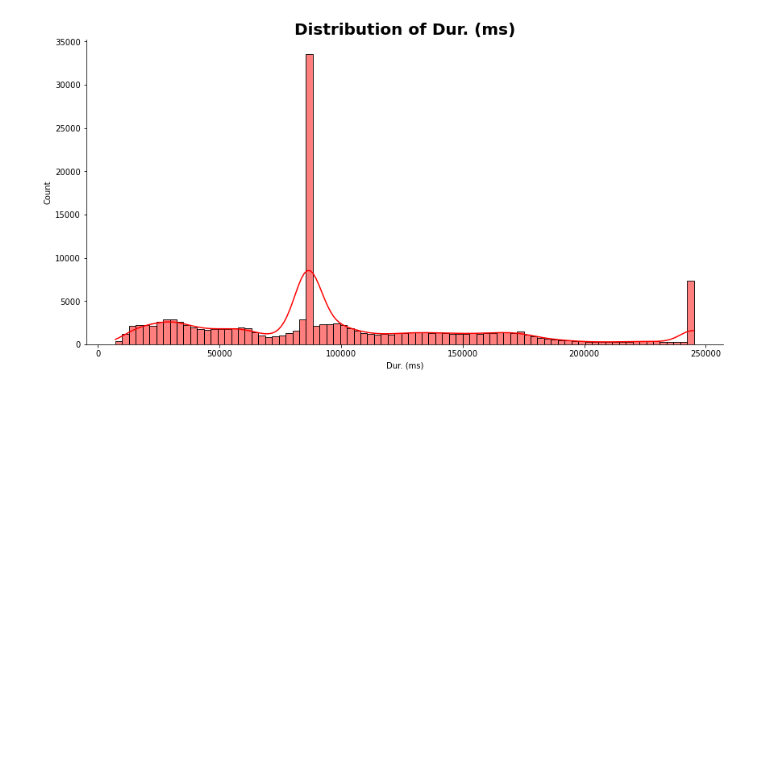
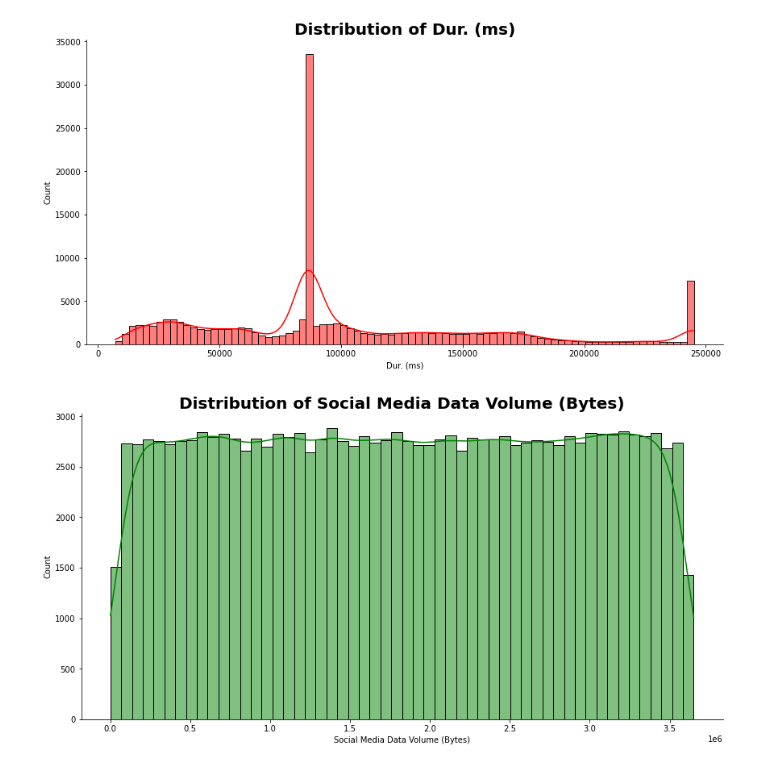
Before and after one commit to hikmab/User-Analytics-Telecomm-Industry, a Jupyter notebook: notebook/user over view analysis .ipynb, the cells around one changed output. Saved outputs shown, nothing was run; the diff lists cells and outputs as text; code cells hidden in the pictures; blank space fills up the shorter version.

Commit message:
graphical and non graphical univarite analysis and bivarite

```diff
--- a/notebook/user over view analysis .ipynb
+++ b/notebook/user over view analysis .ipynb
@@ -716,3 +716,8 @@ db.head(10)
 # %%
 #Save the data
 db.to_csv('../data/cleaned_data.csv')
+# %%
+# reading the csv file
+missing_values = ["n/a", "na", "undefined"]
+db = pd.read_csv('C:/Users/Hikma Brhan/User-Analytics-Telecomm-Industry/data/cleaned_data.csv', na_values=missing_values)
+db.head()
@@ -741,3 +754,7 @@ univariate_analysis.describe()
 plot_hist(db, 'Dur. (ms)', 'Red')
 # %% [output]
 [figure]
+# %%
+plot_hist(db, 'Social Media Data Volume (Bytes)', 'green')
+# %% [output]
+[figure, added]
```
Also changed, not shown: parts of 14 cells of this notebook, 7 other files.
